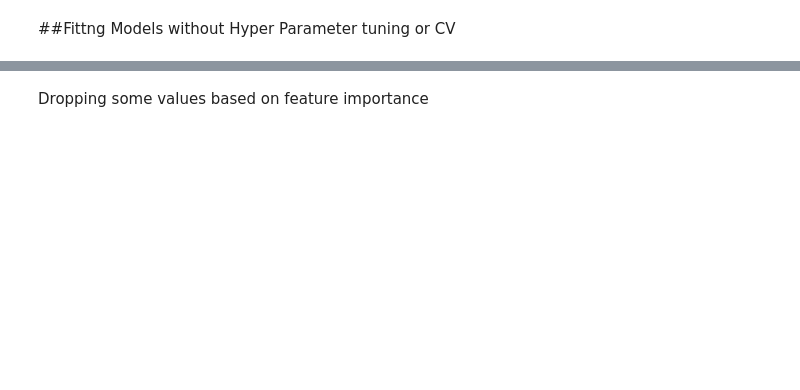
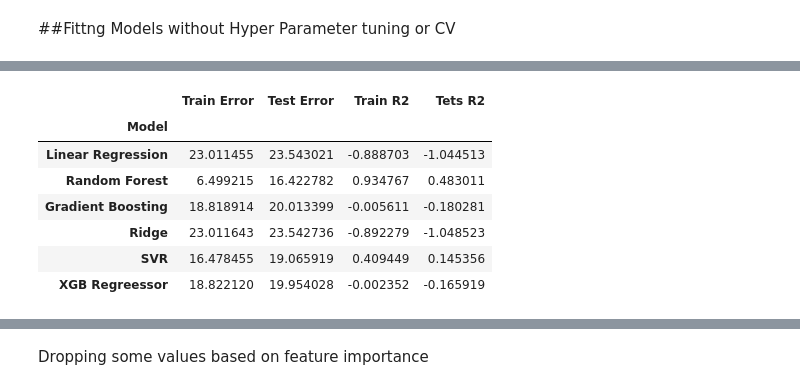
Before and after one commit to Shubhankitsirvaiya/Appliance-Energy-Prediction, a Jupyter notebook: Capstone_Project_Regression.ipynb, the cells around one changed output, grey strips where cells are left out. Saved outputs shown, nothing was run; the diff lists cells and outputs as text; code cells hidden in the pictures; blank space fills up the shorter version.

```diff
--- a/Capstone_Project_Regression.ipynb
+++ b/Capstone_Project_Regression.ipynb
@@ -488,0 +443,20 @@ simple_model(XGBRegressor)
+# %%
+
+def eval_data():
+
+  simple_model(LinearRegression)
+  simple_model(RandomForestRegressor)
+  simple_model(GradientBoostingRegressor)
+  simple_model(Ridge)
+  simple_model(SVR)
+  simple_model(XGBRegressor)
+
+  models=['Linear Regression','Random Forest','Gradient Boosting','Ridge','SVR','XGB Regreessor']
+  df_res=pd.DataFrame(result,columns=['Train Error','Test Error','Train R2','Tets R2'])
+  df_res['Model']=models
+  df_res=df_res.set_index(['Model'])
+
+  return df_res
+
+eval_data()
+# %% [output]
@@ -488,0 +464,8 @@ simple_model(XGBRegressor)
+|  | Train Error | Test Error | Train R2 | Tets R2 |
+| Model |  |  |  |  |
+| Linear Regression | 23.011455 | 23.543021 | -0.888703 | -1.044513 |
+| Random Forest | 6.499215 | 16.422782 | 0.934767 | 0.483011 |
+| Gradient Boosting | 18.818914 | 20.013399 | -0.005611 | -0.180281 |
+| Ridge | 23.011643 | 23.542736 | -0.892279 | -1.048523 |
+| SVR | 16.478455 | 19.065919 | 0.409449 | 0.145356 |
+| XGB Regreessor | 18.822120 | 19.954028 | -0.002352 | -0.165919 |
```
Also changed, not shown: parts of 37 cells of this notebook.
